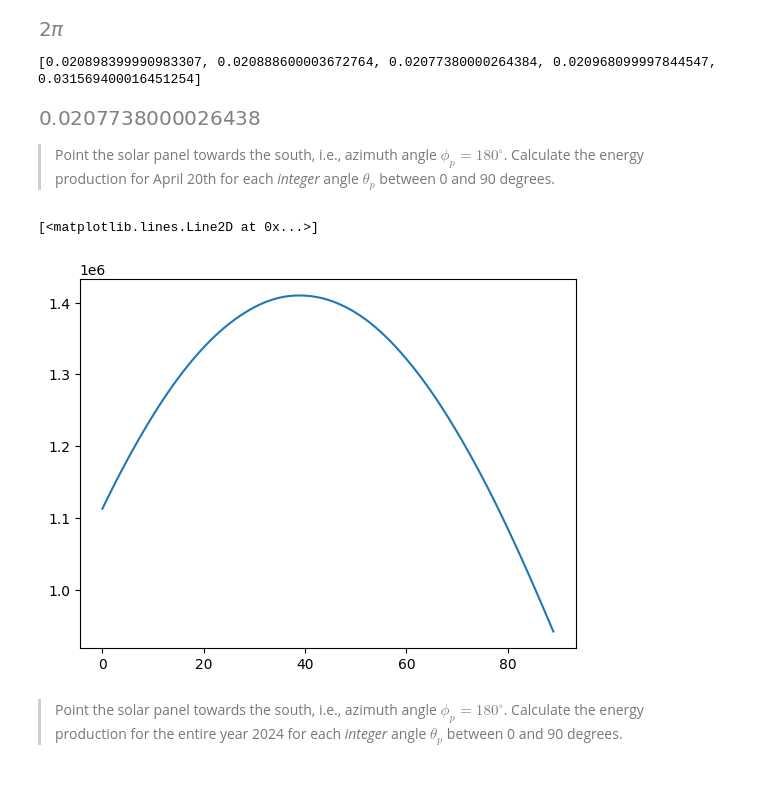
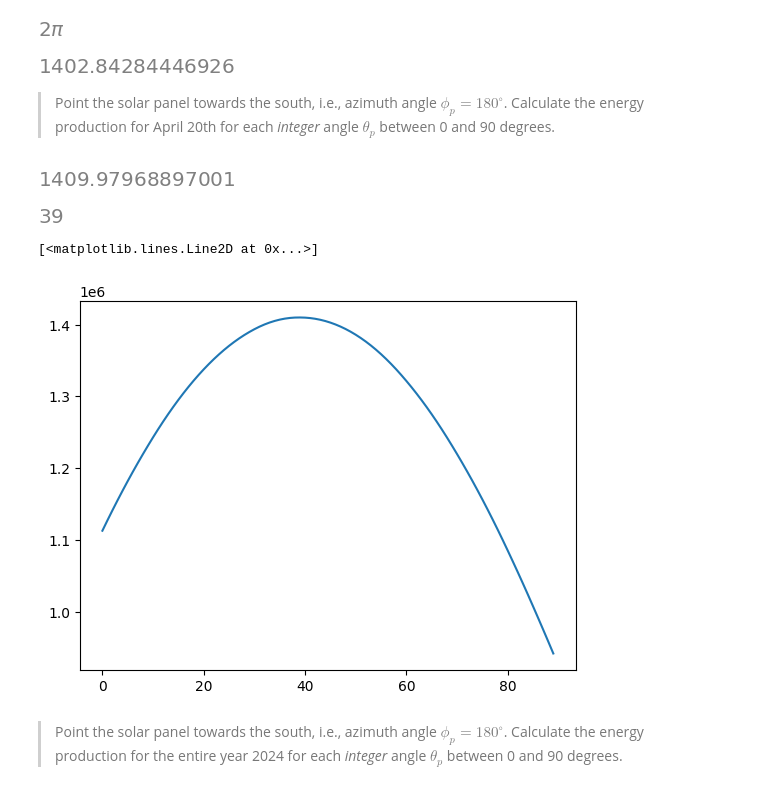
Before and after one commit to Romultra/Ultra-solar-panels, a Jupyter notebook: Questions.ipynb, the cells around one changed output. Cells and saved outputs as stored; diff of their text form; code cells hidden in the pictures.

```diff
--- a/Questions.ipynb
+++ b/Questions.ipynb
@@ -344,41 +348,34 @@ def flux_function(azimuth_panel, alpha_panel, A0, L, B, sunpos):
     sin_azitmuth = np.sin(azimuth)
     tan_alpha = np.tan(alpha)
 
     solar_flux_array = np.array([cos_azimuth, sin_azitmuth, tan_alpha])
 
     for i in range(len(alpha)):
         solar_flux = solar_flux_array[:, i]*1100 / np.linalg.norm(solar_flux_array[:, i])
         energy += max(0, np.dot(panel, solar_flux))*A0*L*B
 
     return energy
 
 
 timezone = "Europe/Copenhagen"
 start_date = "2024-01-01"
 end_date = "2024-12-31"
 delta_time = "H"  # "Min", "H",
 
 # Definition of Location object. Coordinates and elevation of Amager, Copenhagen (Denmark)
 site = Location(
     55.785469, 12.519103, timezone, 21, "DTU (DK)"
 )  # latitude, longitude, time_zone, altitude, name
 
 # Definition of a time range of simulation
 times = pd.date_range(
     start_date + " 00:00:00", end_date + " 23:59:00", freq=delta_time, tz=timezone
 )
 
 sunpos = site.get_solarposition(times)
 flux_function(180, 45, 0.5, 1, 1, sunpos)/1000
-
-# Benchmark the code et return the the time it takes to execute the code
-t = timeit.Timer('flux_function(180,45,0.5,1,1,sunpos)/1000', globals=globals())
-repeat = t.repeat(number=1)
-print(repeat)
-min(repeat)
 # %% [output]
-[0.020898399990983307, 0.020888600003672764, 0.02077380000264384, 0.020968099997844547, 0.031569400016451254]
-[figure, old version]
+[figure, new version]
 # %% [markdown]
 > Point the solar panel towards the south, i.e., azimuth angle $\phi_p = 180^\circ$. Calculate the energy production for April 20th for each *integer* angle $\theta_p$ between 0 and 90 degrees.
 # %%
@@ -387,10 +384,15 @@ energy = []
 for alpha in range(0,90):
     angle.append(alpha)
     energy.append(flux_function(180,alpha,0.5,1,1, sunpos))
+max_pos = np.argmax(energy)
+display(energy[max_pos]/1000)
+display(angle[max_pos])
 plt.plot(angle,energy)
 # %% [output]
+[figure, new version]
+[figure, added]
 [<matplotlib.lines.Line2D at 0x...>]
-[figure, old version]
+[figure, added]
 # %% [markdown]
 > Point the solar panel towards the south, i.e., azimuth angle $\phi_p = 180^\circ$. Calculate the energy production for the entire year 2024 for each *integer* angle $\theta_p$ between 0 and 90 degrees.
 # %% [markdown]
```
Also changed, not shown: parts of 2 cells of this notebook.
